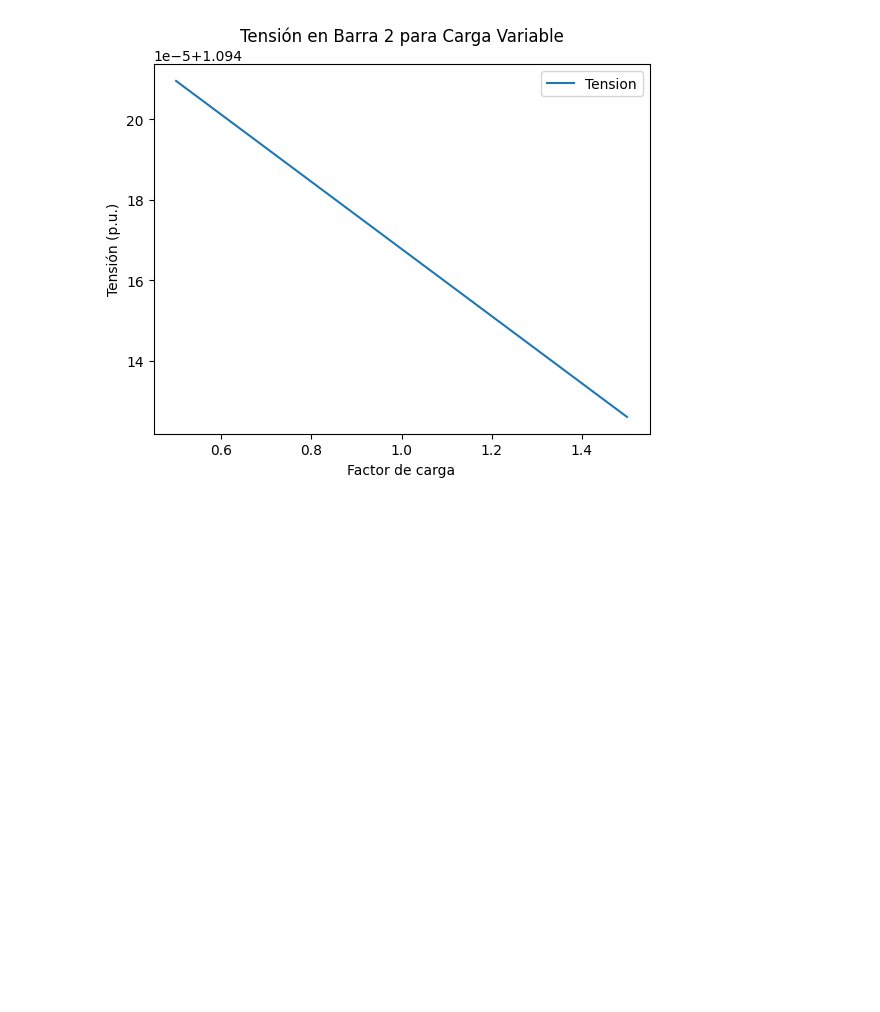
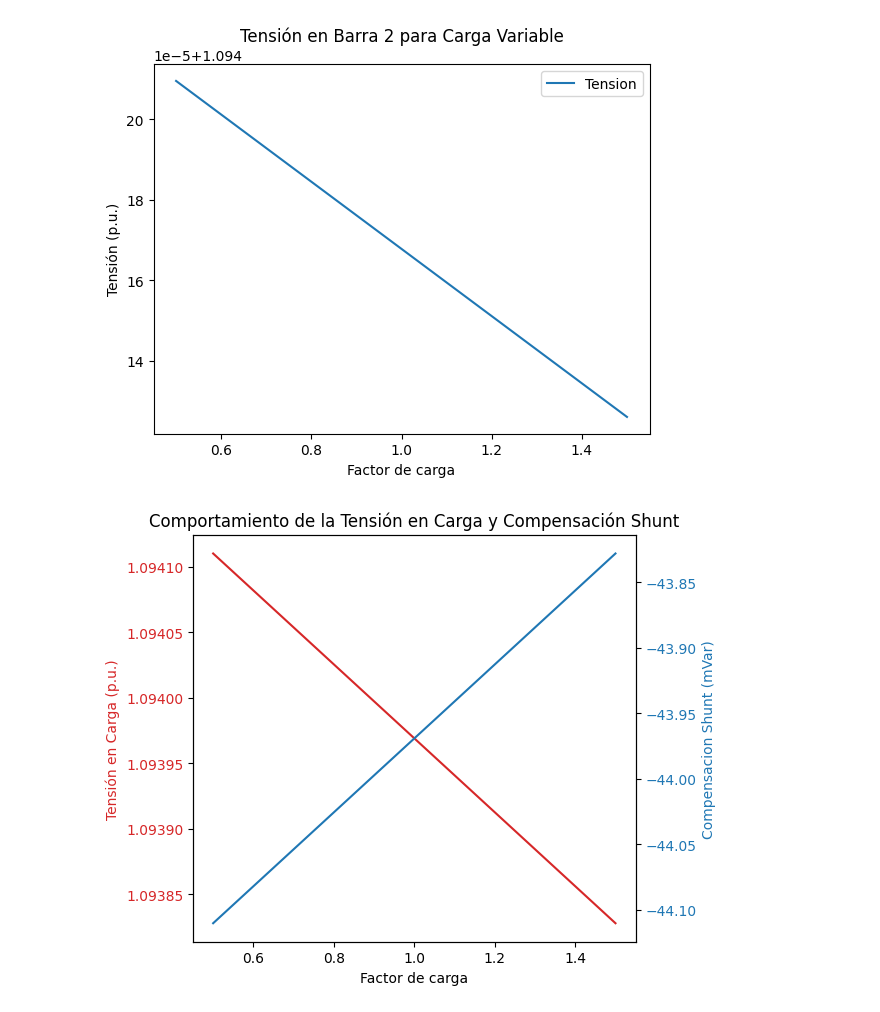
Before and after one commit to pauluxsaada/G7A_Sep1_S12024, a Jupyter notebook: tarea_sep_1.ipynb, the cells around one changed output. Cells and saved outputs as stored; diff of their text form; code cells hidden in the pictures; blank space fills up the shorter version.

```diff
--- a/tarea_sep_1.ipynb
+++ b/tarea_sep_1.ipynb
@@ -134,3 +134,64 @@ plt.title('Tensión en Barra 2 para Carga Variable')
 plt.show()
 # %% [output]
 [figure]
+# %%
+
+# Definir rango de factores de carga (±50%)
+load_factors = np.linspace(0.5, 1.5, 10)
+
+# Listas para almacenar resultados de tensión en la barra 2 y en la carga
+voltages_bar2 = []
+voltages_carga = []
+
+# Guardar el valor inicial de la carga en la barra 2
+initial_p_mw = red.load.loc[red.load.name == 'Carga', 'p_mw'].values[0]
+initial_q_mvar = red.load.loc[red.load.name == 'Carga', 'q_mvar'].values[0]
+
+# Función para ajustar la carga en la barra 2
+def adjust_load(factor):
+    red.load.loc[red.load.name == 'Carga', 'p_mw'] = initial_p_mw * factor
+    red.load.loc[red.load.name == 'Carga', 'q_mvar'] = initial_q_mvar * factor
+
+# Simular para diferentes factores de carga
+for factor in load_factors:
+    adjust_load(factor)
+    pp.runpp(red, numba=False)
+    # Guardar tensión en la barra 2
+    voltages_bar2.append(red.res_bus.loc[red.res_bus.index == bar2, 'vm_pu'].values[0])
+    # Guardar tensión en la carga
+    voltage_carga = red.res_bus.loc[red.res_bus.index == red.load.loc[red.load.name == 'Carga', 'bus'].values[0], 'vm_pu'].values[0]
+    voltages_carga.append(voltage_carga)
+
+# Calcular compensación shunt necesaria
+compensacion_shunt = []
+for voltage in voltages_carga:
+    if voltage < 0.95:
+        compensacion_shunt.append((0.95 - voltage) * 1e3)  # Convertir a mVar
+    elif voltage > 1.05:
+        compensacion_shunt.append((1.05 - voltage) * 1e3)  # Convertir a mVar
+    else:
+        compensacion_shunt.append(0)
+
+# Convertir resultados a DataFrame para graficar
+resultados_df = pd.DataFrame({'Factor de carga': load_factors, 'Tension en Barra 2': voltages_bar2, 'Tension en Carga': voltages_carga, 'Compensacion Shunt (mVar)': compensacion_shunt})
+
+# Graficar resultados
+fig, ax1 = plt.subplots()
+
+color = 'tab:red'
+ax1.set_xlabel('Factor de carga')
+ax1.set_ylabel('Tensión en Carga (p.u.)', color=color)
+ax1.plot(resultados_df['Factor de carga'], resultados_df['Tension en Carga'], color=color)
+ax1.tick_params(axis='y', labelcolor=color)
+
+ax2 = ax1.twinx()
+color = 'tab:blue'
+ax2.set_ylabel('Compensacion Shunt (mVar)', color=color)
+ax2.plot(resultados_df['Factor de carga'], resultados_df['Compensacion Shunt (mVar)'], color=color)
+ax2.tick_params(axis='y', labelcolor=color)
+
+fig.tight_layout()
+plt.title('Comportamiento de la Tensión en Carga y Compensación Shunt')
+plt.show()
+# %% [output]
+[figure, added]
```
